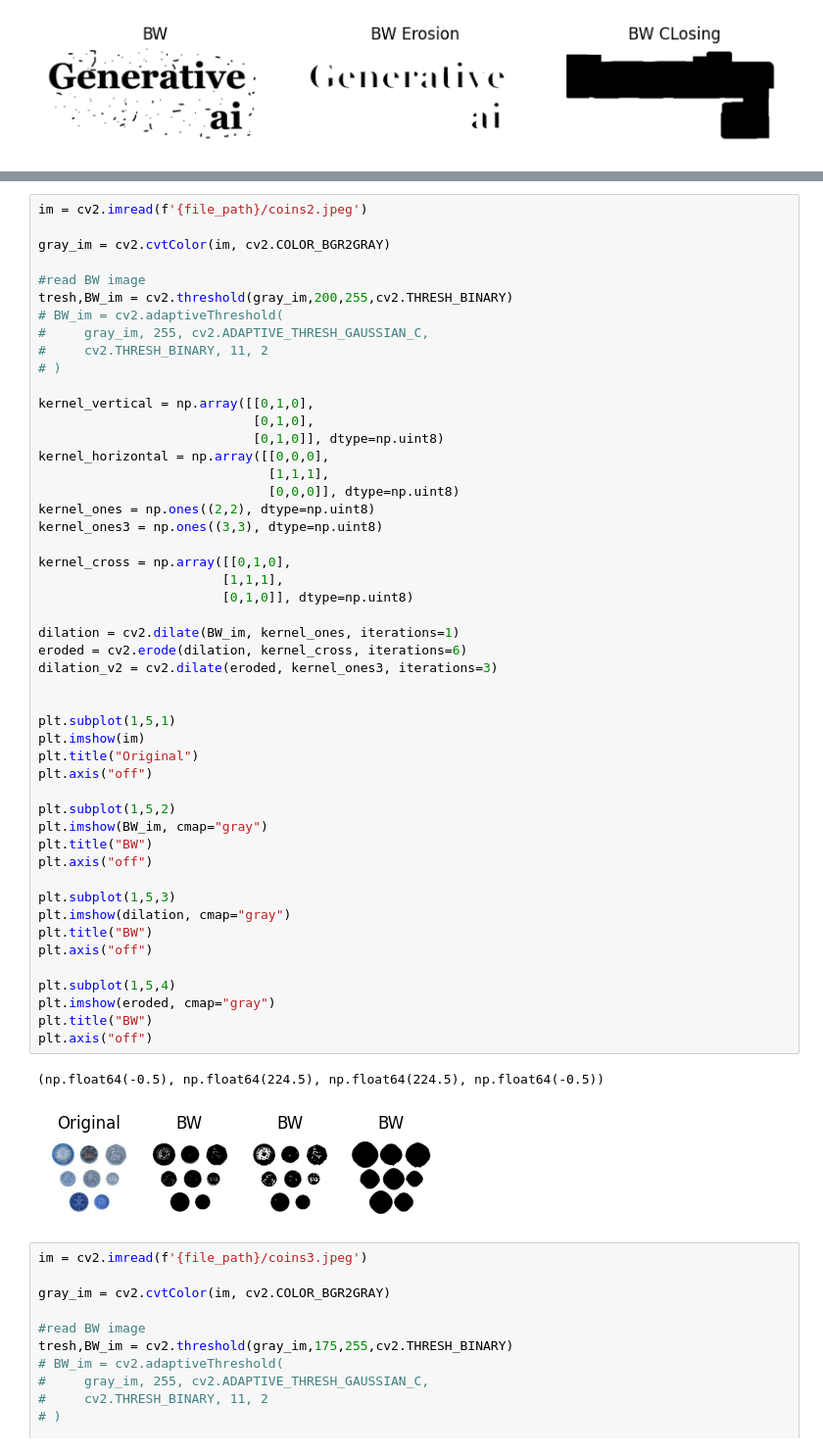
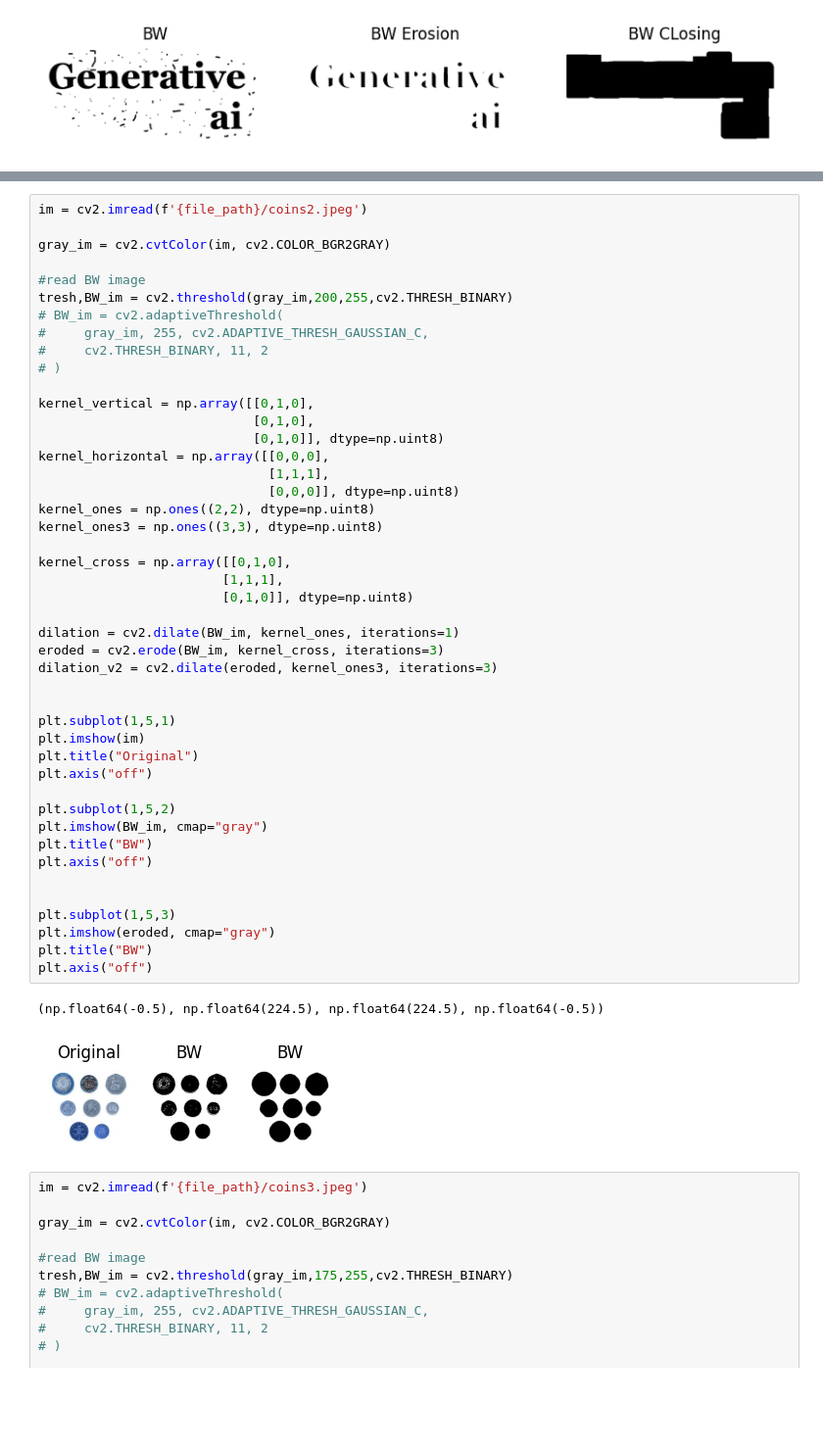
Before and after one commit to Pharseus/Image-Processing, a Jupyter notebook: week4_image_processing.ipynb, the cells around one changed output, grey strips where cells are left out. Shown at 98% size. Saved outputs shown, nothing was run; the diff lists cells and outputs as text; blank space fills up the shorter version.

```diff
--- a/week4_image_processing.ipynb
+++ b/week4_image_processing.ipynb
@@ -532,40 +519,36 @@ kernel_vertical = np.array([[0,1,0],
 kernel_horizontal = np.array([[0,0,0],
                               [1,1,1],
                               [0,0,0]], dtype=np.uint8)
 kernel_ones = np.ones((2,2), dtype=np.uint8)
 kernel_ones3 = np.ones((3,3), dtype=np.uint8)
 
 kernel_cross = np.array([[0,1,0],
                         [1,1,1],
                         [0,1,0]], dtype=np.uint8)
 
 dilation = cv2.dilate(BW_im, kernel_ones, iterations=1)
-eroded = cv2.erode(dilation, kernel_cross, iterations=6)
+eroded = cv2.erode(BW_im, kernel_cross, iterations=3)
 dilation_v2 = cv2.dilate(eroded, kernel_ones3, iterations=3)
 
 
 plt.subplot(1,5,1)
 plt.imshow(im)
 plt.title("Original")
 plt.axis("off")
 
 plt.subplot(1,5,2)
 plt.imshow(BW_im, cmap="gray")
 plt.title("BW")
 plt.axis("off")
 
+
 plt.subplot(1,5,3)
-plt.imshow(dilation, cmap="gray")
-plt.title("BW")
-plt.axis("off")
-
-plt.subplot(1,5,4)
 plt.imshow(eroded, cmap="gray")
 plt.title("BW")
 plt.axis("off")
 # %% [output]
 (np.float64(-0.5), np.float64(224.5), np.float64(224.5), np.float64(-0.5))
-[figure, old version]
+[figure, new version]
 # %%
 im = cv2.imread(f'{file_path}/coins3.jpeg')
 
```
Also changed, not shown: parts of 3 cells of this notebook.
